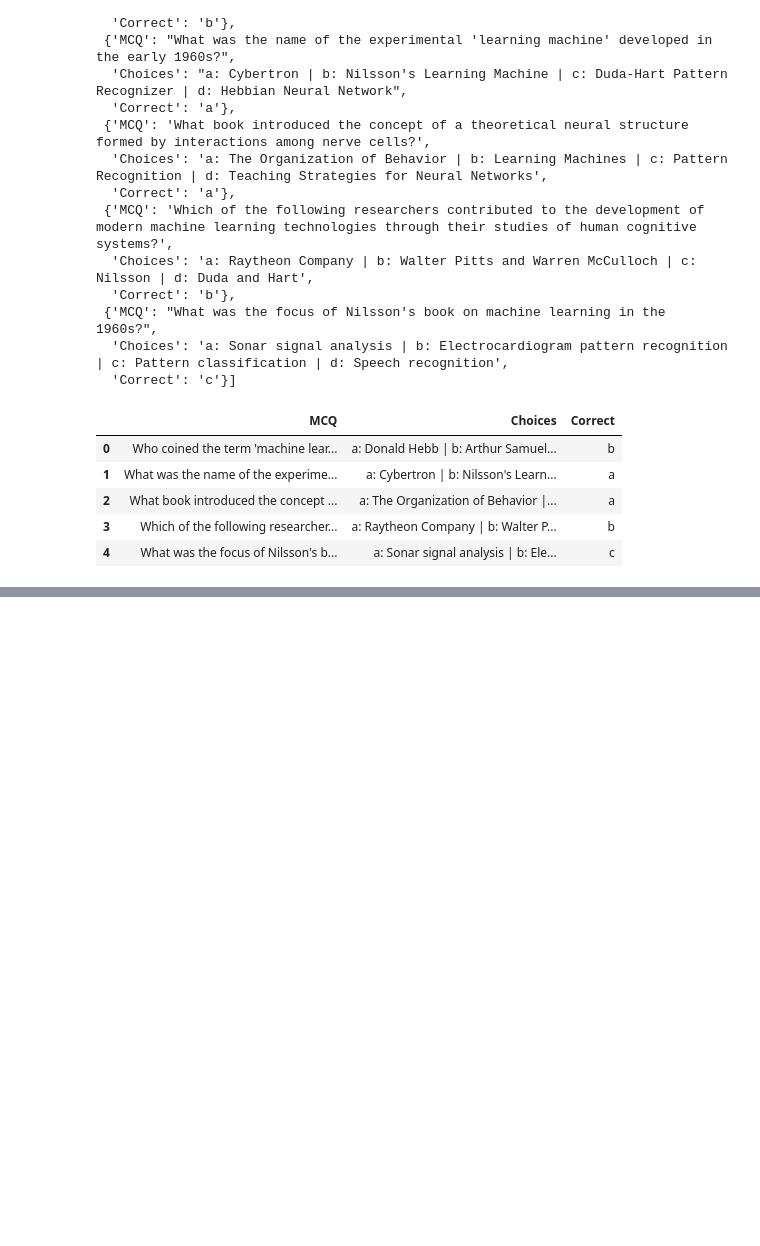
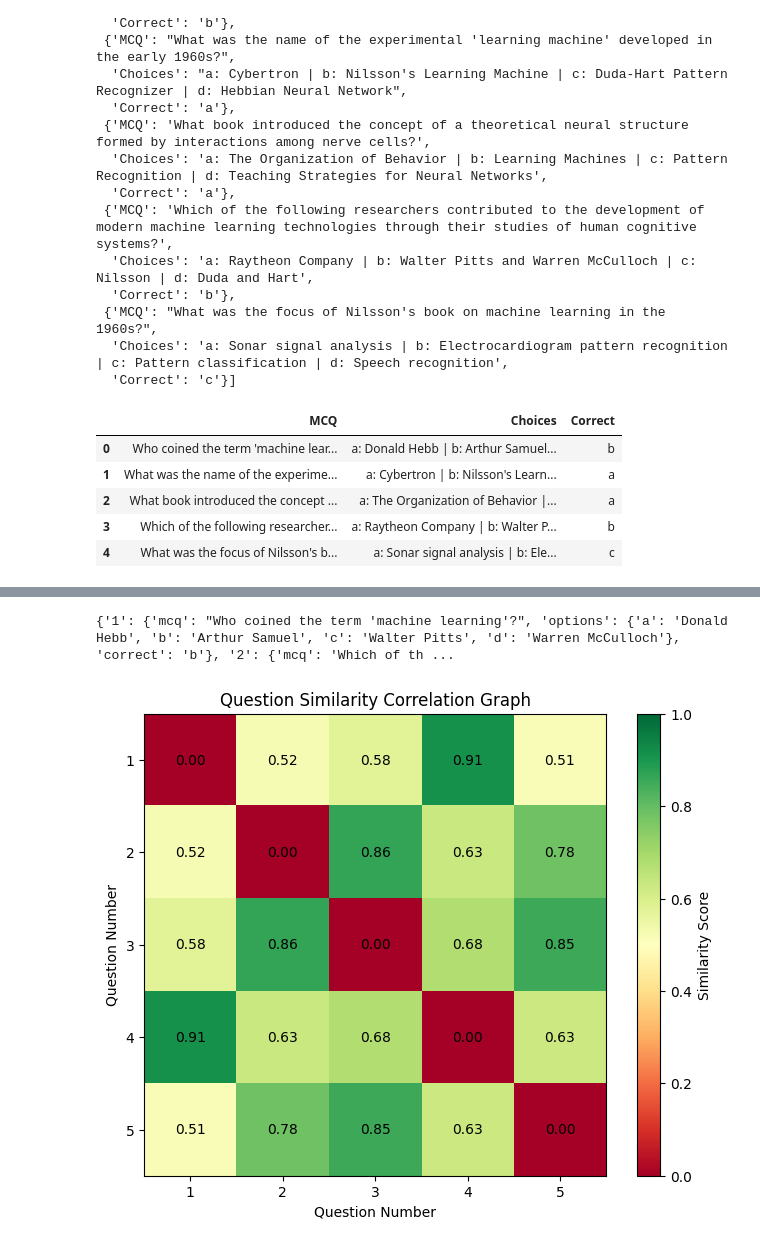
Before and after one commit to prathicc/mcq, a Jupyter notebook: experiment/mcq.ipynb, the cells around one changed output, grey strips where cells are left out. Saved outputs shown, nothing was run; the diff lists cells and outputs as text; code cells hidden in the pictures; blank space fills up the shorter version.

```diff
--- a/experiment/mcq.ipynb
+++ b/experiment/mcq.ipynb
@@ -207,0 +228,78 @@ quiz.to_csv("machinelearning.csv", index =False)
+# %%
+import spacy
+import matplotlib.pyplot as plt
+import numpy as np
+# Load the English language model
+nlp = spacy.load("en_core_web_md")
+# %%
+print(quiz)
+# %% [output]
+{'1': {'mcq': "Who coined the term 'machine learning'?", 'options': {'a': 'Donald Hebb', 'b': 'Arthur Samuel', 'c': 'Walter Pitts', 'd': 'Warren McCulloch'}, 'correct': 'b'}, '2': {'mcq': 'Which of th ...
+# %%
+
+
+def compare_question_similarity(question1, question2):
+    """
+    Compare the similarity between two multiple choice questions using NLP techniques.
+
+    Args:
+    - question1 (dict): The first multiple choice question in JSON format.
+    - question2 (dict): The second multiple choice question in JSON format.
+
+    Returns:
+    - float: A score indicating the similarity between the questions.
+    """
+    doc1 = nlp(question1['mcq'])
+    doc2 = nlp(question2['mcq'])
+    return doc1.similarity(doc2)
+
+def compare_all_questions_similarity(questions):
+    """
+    Compare the similarity between all pairs of multiple choice questions.
+
+    Args:
+    - questions (dict): A dictionary containing multiple choice questions in JSON format.
+
+    Returns:
+    - np.ndarray: A correlation matrix indicating the similarity between all pairs of questions.
+    """
+    num_questions = len(questions)
+    similarity_matrix = np.zeros((num_questions, num_questions))
+
+    for i in range(num_questions):
+        for j in range(i+1, num_questions):
+            question1 = questions[str(i+1)]
+            question2 = questions[str(j+1)]
+            similarity_matrix[i, j] = compare_question_similarity(question1, question2)
+            similarity_matrix[j, i] = similarity_matrix[i, j]  # similarity is symmetric
+
+    return similarity_matrix
+
+def plot_correlation_graph(similarity_matrix):
+    """
+    Plot a correlation graph based on the similarity matrix.
+
+    Args:
+    - similarity_matrix (np.ndarray): A correlation matrix indicating the similarity between all pairs of questions.
+    """
+    num_questions = similarity_matrix.shape[0]
+    plt.figure(figsize=(8, 6))
+    plt.imshow(similarity_matrix, cmap='RdYlGn', interpolation='nearest', vmin=0, vmax=1)
+    plt.colorbar(label='Similarity Score')
+    plt.xticks(np.arange(num_questions), np.arange(1, num_questions + 1))
+    plt.yticks(np.arange(num_questions), np.arange(1, num_questions + 1))
+    plt.xlabel('Question Number')
+    plt.ylabel('Question Number')
+    plt.title('Question Similarity Correlation Graph')
+
+    # Display similarity scores in the graph
+    for i in range(num_questions):
+        for j in range(num_questions):
+            plt.text(j, i, f'{similarity_matrix[i, j]:.2f}', ha='center', va='center', color='black')
+
+    plt.show()
+
+similarity_matrix = compare_all_questions_similarity(quiz)
+plot_correlation_graph(similarity_matrix)
+# %% [output]
+[figure, added]
```
Also changed, not shown: parts of 9 cells of this notebook, 6 other files.
